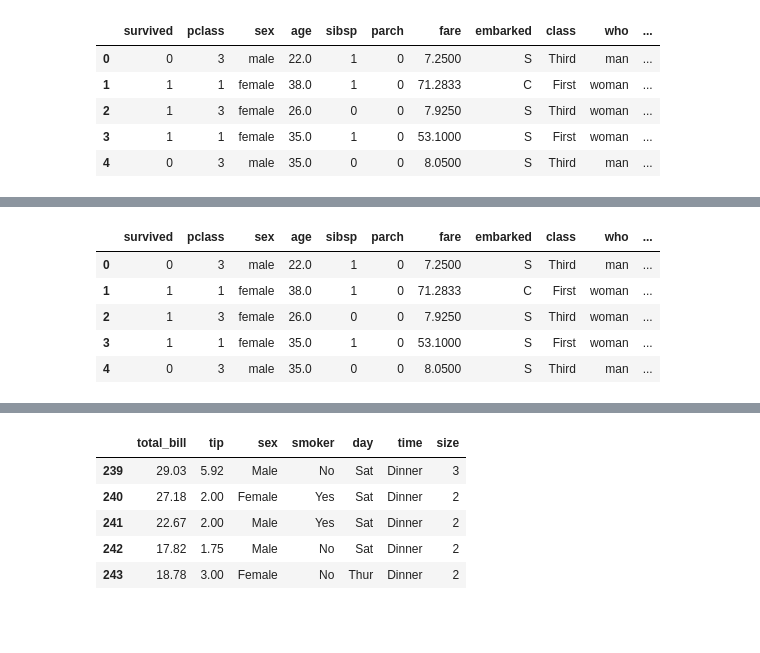
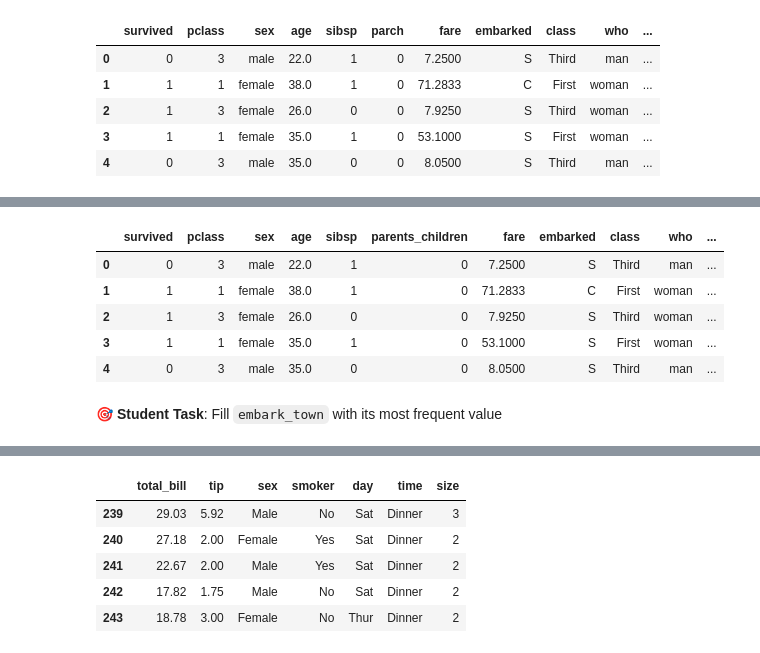
Before and after one commit to abidkk/DS-Libs-Smit, a Jupyter notebook: pandas/c2.ipynb, the cells around one changed output, grey strips where cells are left out. Cells and saved outputs as stored; diff of their text form; code cells hidden in the pictures; blank space fills up the shorter version.

```diff
--- a/pandas/c2.ipynb
+++ b/pandas/c2.ipynb
@@ -149,11 +159,12 @@ df_clean = df.drop(["embark_town"],  axis=1)
 # %%
-df_clean["parch"].rename("parents_children")
-
+df_clean.rename(columns={"parch":"parents_children"}, inplace=True)
 df_clean.head()
 # %% [output]
-|  | survived | pclass | sex | age | sibsp | parch | fare | embarked | class | who | ... |
+|  | survived | pclass | sex | age | sibsp | parents_children | fare | embarked | class | who | ... |
 | 0 | 0 | 3 | male | 22.0 | 1 | 0 | 7.2500 | S | Third | man | ... |
 | 1 | 1 | 1 | female | 38.0 | 1 | 0 | 71.2833 | C | First | woman | ... |
 | 2 | 1 | 3 | female | 26.0 | 0 | 0 | 7.9250 | S | Third | woman | ... |
 | 3 | 1 | 1 | female | 35.0 | 1 | 0 | 53.1000 | S | First | woman | ... |
 | 4 | 0 | 3 | male | 35.0 | 0 | 0 | 8.0500 | S | Third | man | ... |
+# %% [markdown]
+🎯 **Student Task**: Fill `embark_town` with its most frequent value
```
Also changed, not shown: parts of 8 cells of this notebook, 2 other files.
